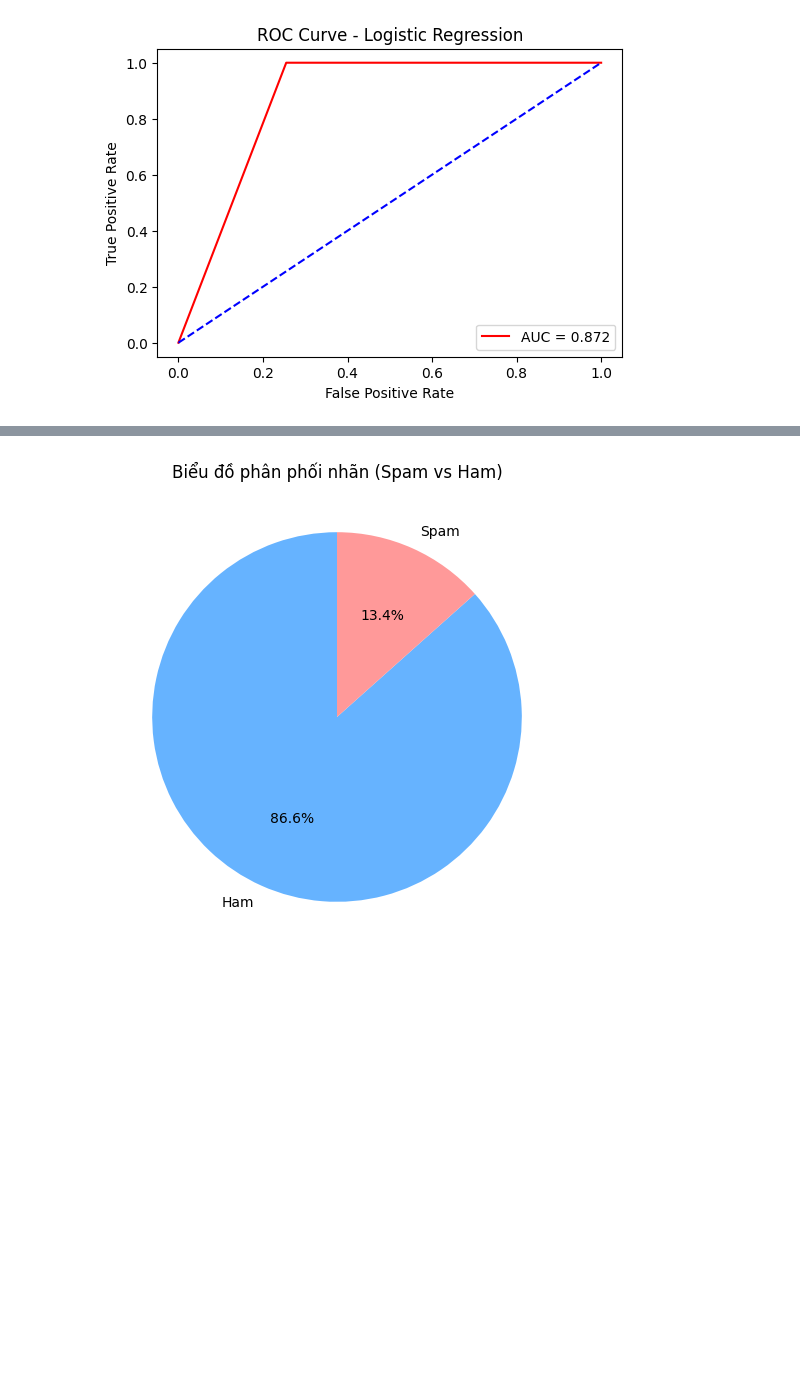
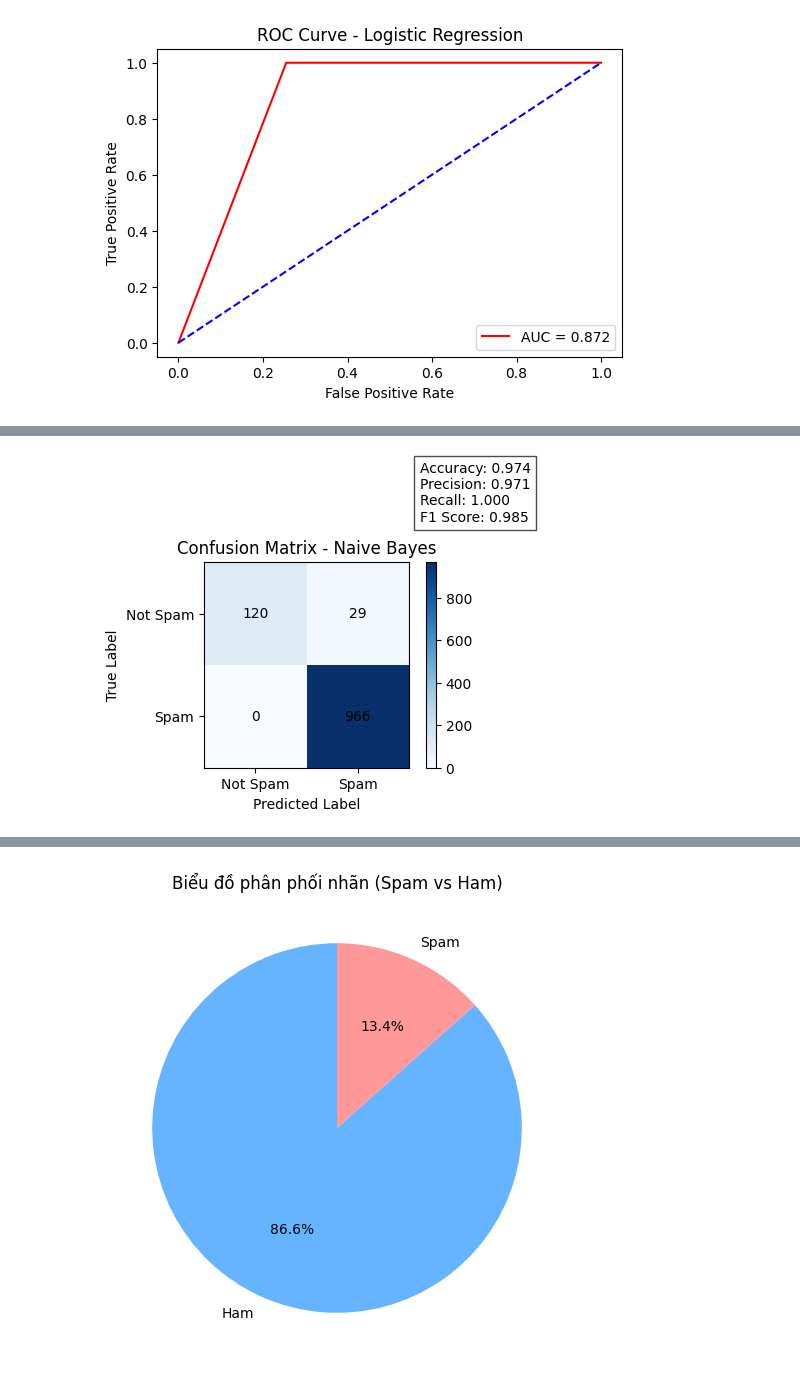
Before and after one commit to DoQuynh24/email-spam-classification, a Jupyter notebook: code_email.ipynb, the cells around one changed output, grey strips where cells are left out. Cells and saved outputs as stored; diff of their text form; code cells hidden in the pictures; blank space fills up the shorter version.

```diff
--- a/code.ipynb
+++ b/code_email.ipynb
@@ -236,0 +251,28 @@ plt.show()
+# %%
+import matplotlib.pyplot as plt
+
+cm = confusion_matrix(y_test, y_pred_nb)
+
+plt.figure(figsize=(5, 4))
+plt.imshow(cm, interpolation='nearest', cmap=plt.cm.Blues)
+plt.title("Confusion Matrix - Naive Bayes")
+plt.colorbar()
+tick_marks = [0, 1]
+plt.xticks(tick_marks, ["Not Spam", "Spam"])
+plt.yticks(tick_marks, ["Not Spam", "Spam"])
+plt.xlabel("Predicted Label")
+plt.ylabel("True Label")
+
+# Ghi số lên ô
+for i in range(len(cm)):
+    for j in range(len(cm[i])):
+        plt.text(j, i, cm[i][j], ha="center", va="center", color="black")
+# Ghi thông số lên góc ảnh
+plt.text(1.6, -0.9,
+         f"Accuracy: {acc:.3f}\nPrecision: {prec:.3f}\nRecall: {rec:.3f}\nF1 Score: {f1:.3f}",
+         fontsize=10, bbox=dict(facecolor="white", alpha=0.7))
+
+plt.tight_layout()
+plt.show()
+# %% [output]
+[figure, added]
```
Also changed, not shown: parts of 8 cells of this notebook, 3 other files.
